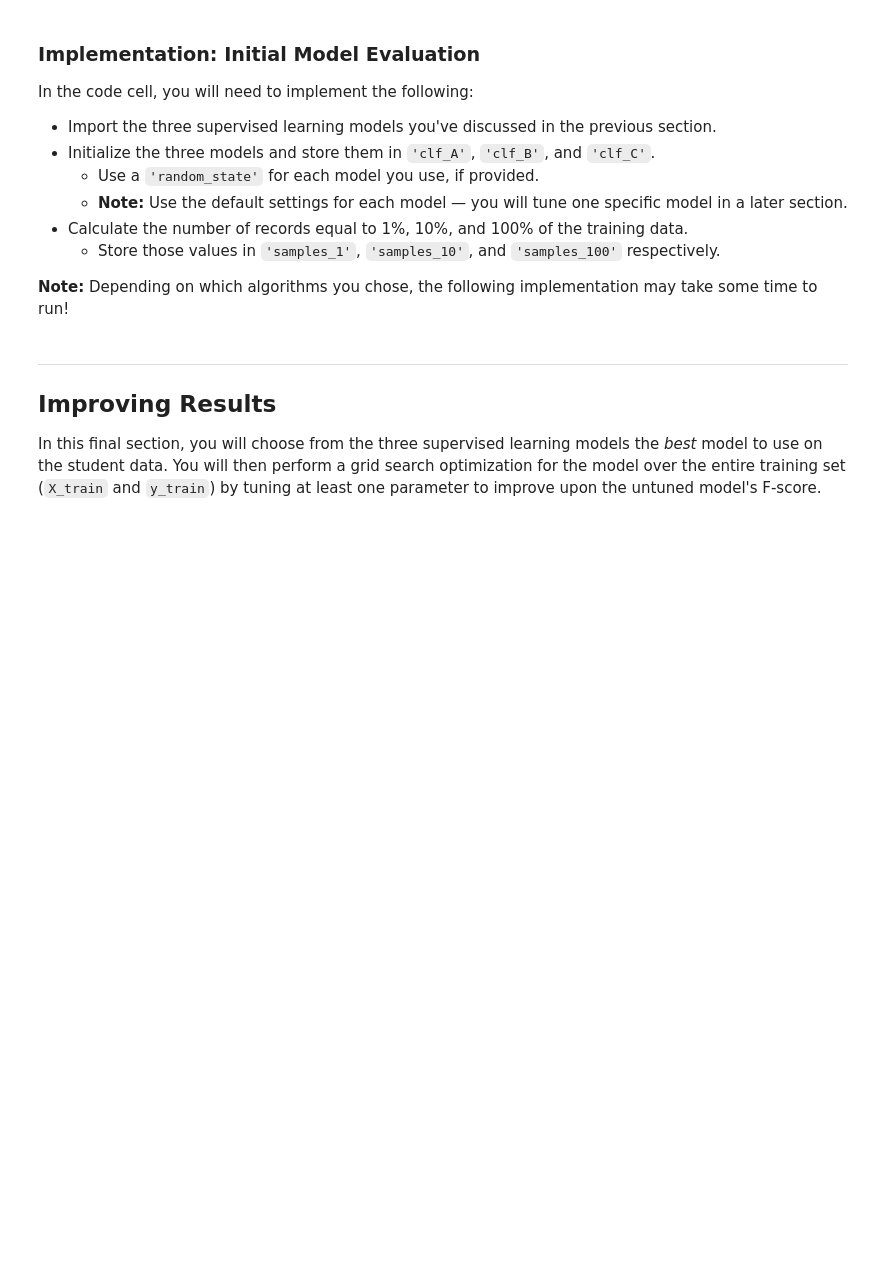
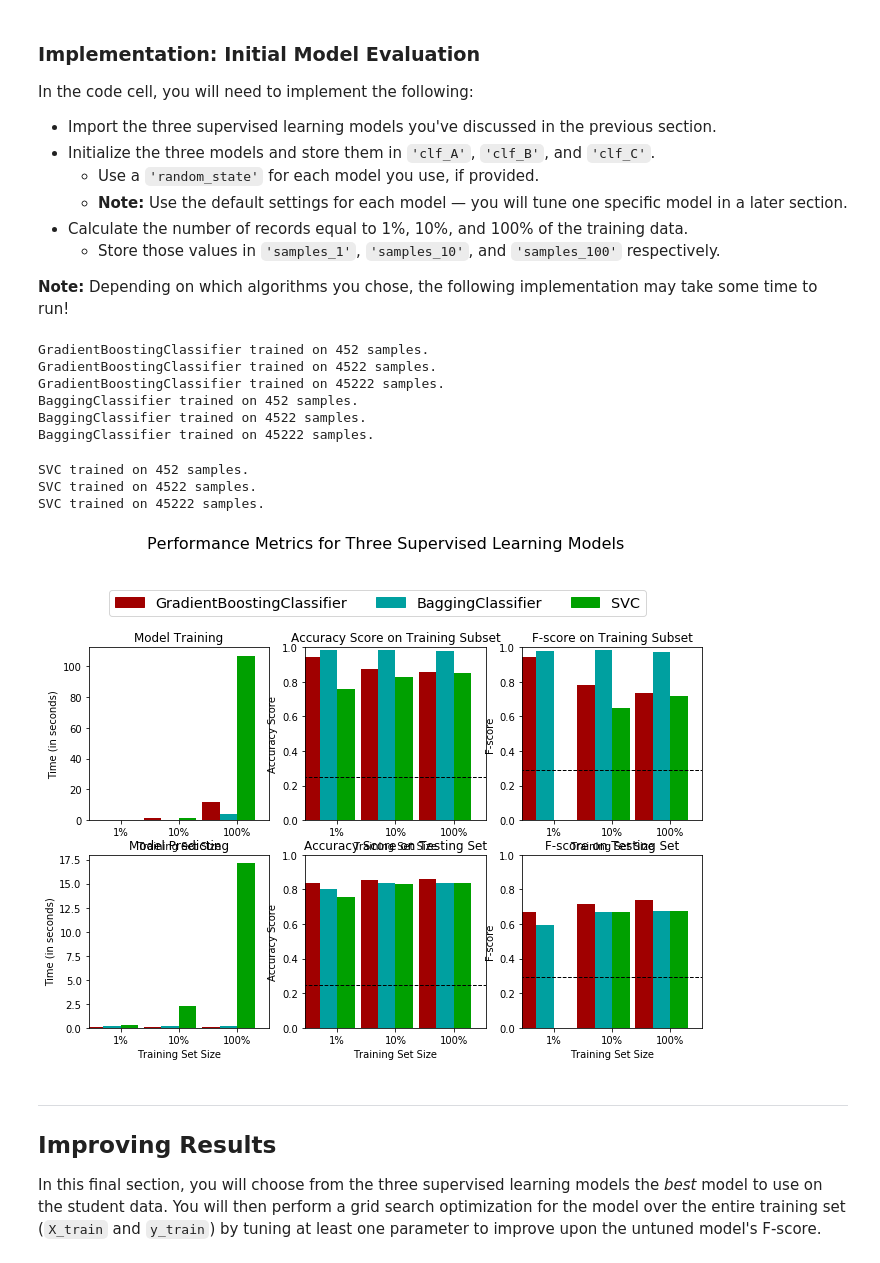
Before and after one commit to raduenuca/finding_donors, a Jupyter notebook: finding_donors.ipynb, the cells around one changed output. Cells and saved outputs as stored; diff of their text form; code cells hidden in the pictures; blank space fills up the shorter version.

```diff
--- a/finding_donors.ipynb
+++ b/finding_donors.ipynb
@@ -384,31 +384,44 @@ In the code cell, you will need to implement the following:
 **Note:** Depending on which algorithms you chose, the following implementation may take some time to run!
 # %%
 # TODO: Import the three supervised learning models from sklearn
+from sklearn.ensemble import GradientBoostingClassifier, BaggingClassifier
+from sklearn.svm import SVC
 
 # TODO: Initialize the three models
-clf_A = None
-clf_B = None
-clf_C = None
+clf_A = GradientBoostingClassifier()
+clf_B = BaggingClassifier()
+clf_C = SVC(gamma="auto") # gama="auto" to supress the warning (it is also the default value)
 
 # TODO: Calculate the number of samples for 1%, 10%, and 100% of the training data
 # HINT: samples_100 is the entire training set i.e. len(y_train)
 # HINT: samples_10 is 10% of samples_100 (ensure to set the count of the values to be `int` and not `float`)
 # HINT: samples_1 is 1% of samples_100 (ensure to set the count of the values to be `int` and not `float`)
-samples_100 = None
-samples_10 = None
-samples_1 = None
+samples_100 = n_records
+samples_10 = int(0.1 * n_records)
+samples_1 = int(0.01 * n_records)
 
 # Collect results on the learners
 results = {}
 for clf in [clf_A, clf_B, clf_C]:
     clf_name = clf.__class__.__name__
     results[clf_name] = {}
     for i, samples in enumerate([samples_1, samples_10, samples_100]):
         results[clf_name][i] = \
         train_predict(clf, samples, X_train, y_train, X_test, y_test)
 
 # Run metrics visualization for the three supervised learning models chosen
 vs.evaluate(results, accuracy, fscore)
+# %% [output]
+GradientBoostingClassifier trained on 452 samples.
+GradientBoostingClassifier trained on 4522 samples.
+GradientBoostingClassifier trained on 45222 samples.
+BaggingClassifier trained on 452 samples.
+BaggingClassifier trained on 4522 samples.
+BaggingClassifier trained on 45222 samples.
+SVC trained on 452 samples.
+SVC trained on 4522 samples.
+SVC trained on 45222 samples.
+[figure, added]
 # %% [markdown]
 ----
 ## Improving Results
```
